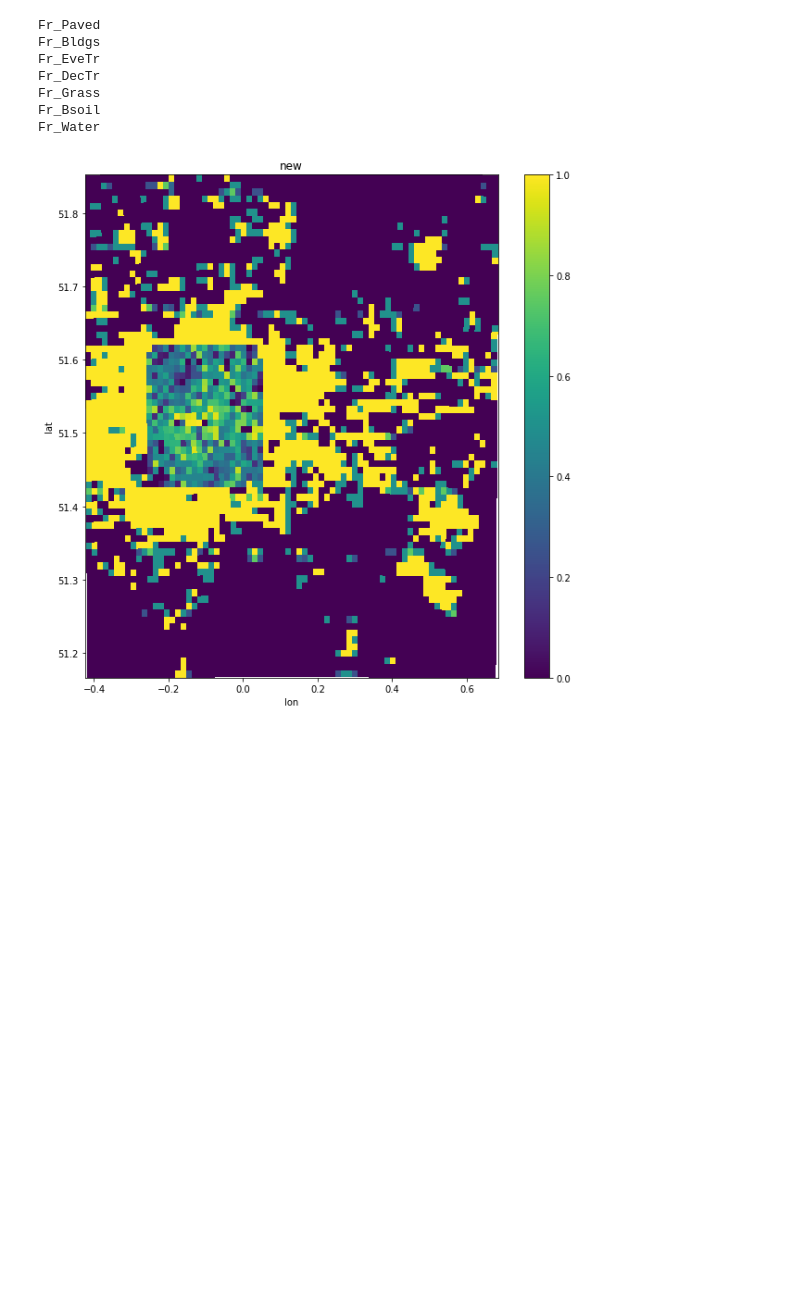
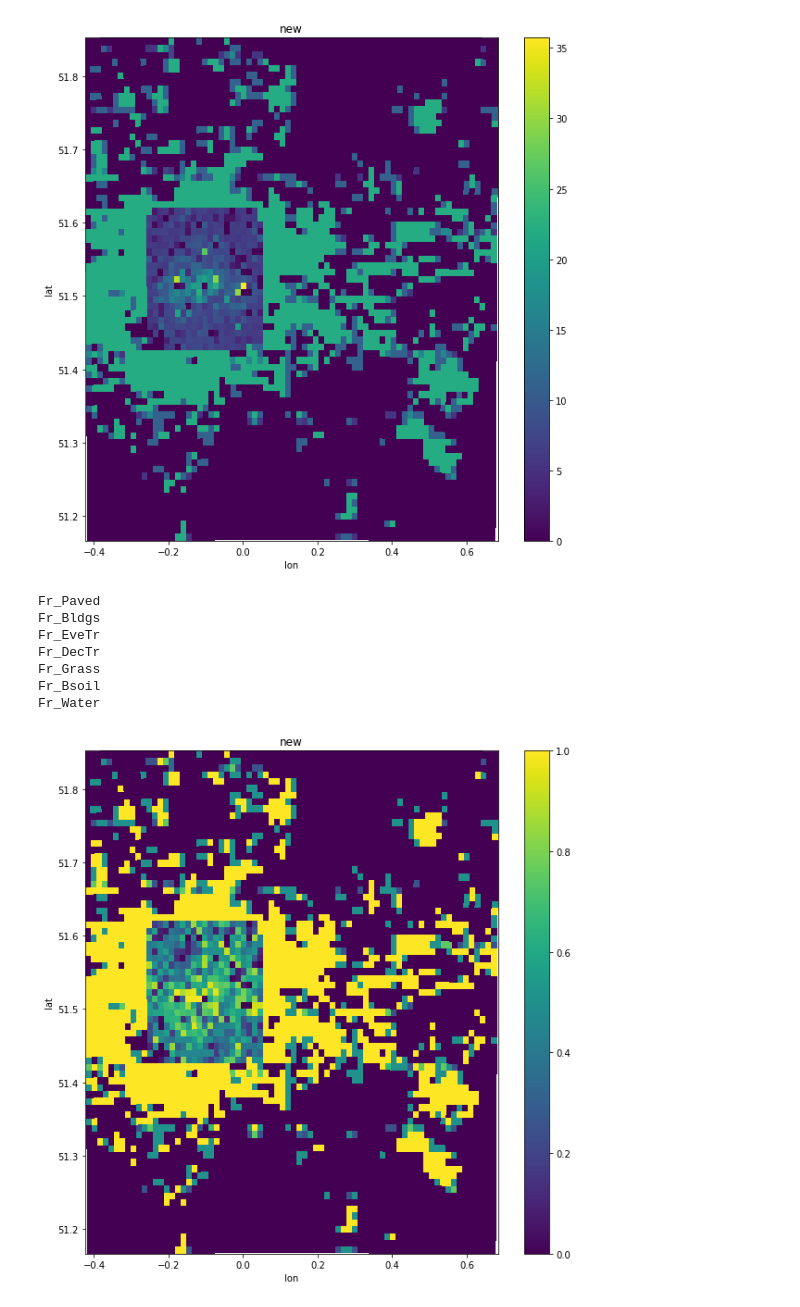
Before and after one commit to Urban-Meteorology-Reading/WRF-SUEWS, a Jupyter notebook: wrfinput-processor/London-Land-Cover-Modify/read_convert.ipynb, the cells around one changed output. Saved outputs shown, nothing was run; the diff lists cells and outputs as text; code cells hidden in the pictures; blank space fills up the shorter version.

```diff
--- a/wrfinput-processor/London-Land-Cover-Modify/read_convert.ipynb
+++ b/wrfinput-processor/London-Land-Cover-Modify/read_convert.ipynb
@@ -35,22 +35,24 @@ def regrid_lower(name):
     #pc_plot(grid_x, grid_y,new_Z,name)
     return grid_x, grid_y,new_Z
 # %%
-#names=['H_EveTr']
-#names_wrf=['EveTreeH_SUEWS']
+names=['H_Bldgs','H_EveTr','H_DecTr']
+names_wrf=['bldgH_SUEWS','EveTreeH_SUEWS','DecTreeH_SUEWS']
 #new_all={}
 
-#for name,name_wrf in zip(names,names_wrf):
-    #grid_x, grid_y,new_0=regrid_lower(name)
+for name,name_wrf in zip(names,names_wrf):
+    grid_x, grid_y,new_0=regrid_lower(name)
     #new_all.update( {name : new_0} )
-    #ds_var=ds_base[name_wrf.upper()].values[0,:,:]
-    #ds_var[~np.isnan(new_0)]=new_0[~np.isnan(new_0)]
+    ds_var=ds_base[name_wrf.upper()].values[0,:,:]
+    ds_var[~np.isnan(new_0)]=new_0[~np.isnan(new_0)]
 
 
 
 #sum_all=0*new_all[names[0]]
 #for key in new_all.keys():
 #    sum_all=sum_all+new_all[key]
-#pc_plot(grid_x, grid_y,sum_all,'sum of all fractions')
+pc_plot(grid_x, grid_y,ds_base['bldgH_SUEWS'.upper()].values[0,:,:],'new')
+# %% [output]
+[figure, added]
 # %%
 names=['Fr_Paved' ,'Fr_Bldgs' ,'Fr_EveTr' ,'Fr_DecTr' ,'Fr_Grass' ,'Fr_Bsoil','Fr_Water']
 new_all={}
```
Also changed, not shown: 2 other files.
